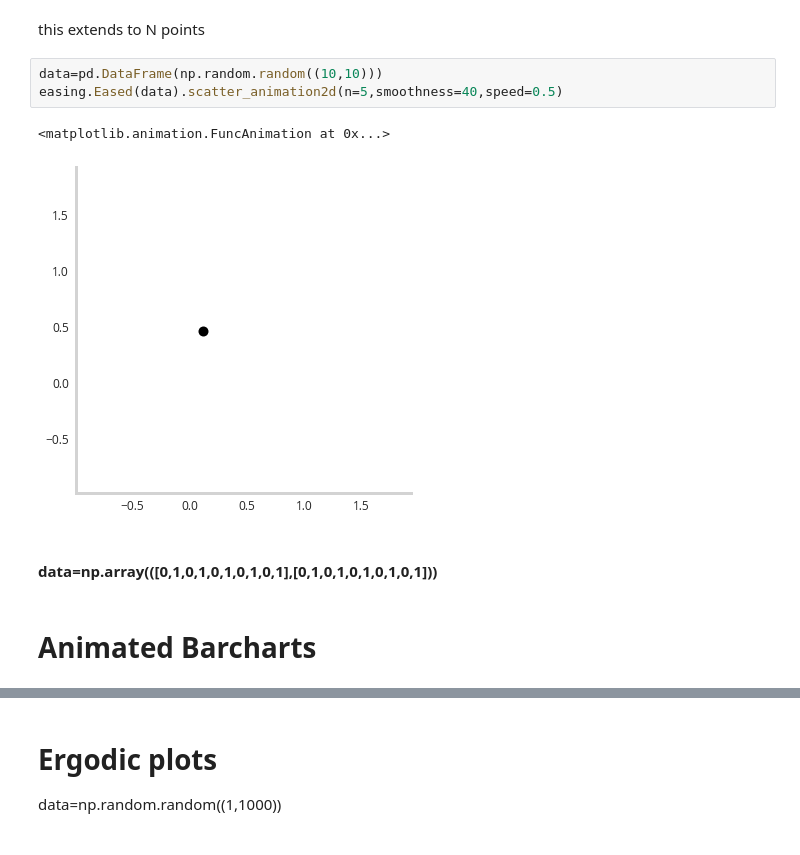
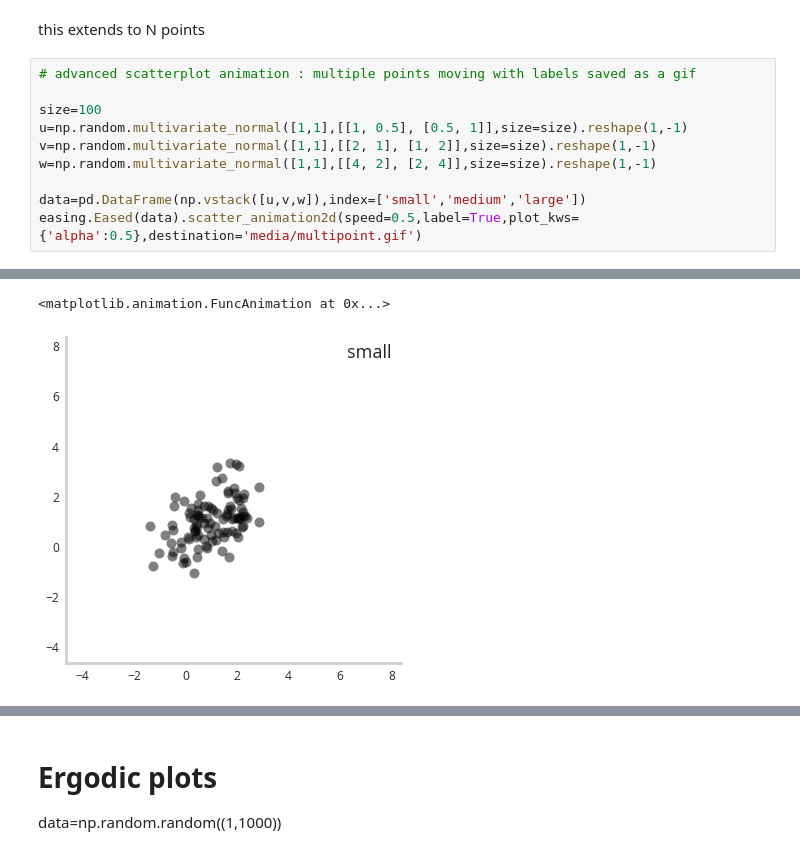
Before and after one commit to NicholasARossi/Easing-Animations-with-Python, a Jupyter notebook: animation_playground.ipynb, the cells around one changed output, grey strips where cells are left out. Drawn from its saved outputs; the diff is of its cells as text.

```diff
--- a/animation_playground.ipynb
+++ b/animation_playground.ipynb
@@ -27,12 +56,13 @@ easing.Eased(data).scatter_animation2d(n=5,smoothness=40,speed=0.5)
 # %% [markdown]
 this extends to N points
-# %%
-data=pd.DataFrame(np.random.random((10,10)))
-easing.Eased(data).scatter_animation2d(n=5,smoothness=40,speed=0.5)
-# %% [output]
-<matplotlib.animation.FuncAnimation at 0x...>
-[figure, removed]
-# %% [markdown]
-#### data=np.array(([0,1,0,1,0,1,0,1,0,1],[0,1,0,1,0,1,0,1,0,1]))
-# %% [markdown]
-# Animated Barcharts
+# %%
+# advanced scatterplot animation : multiple points moving with labels saved as a gif
+
+size=100
+u=np.random.multivariate_normal([1,1],[[1, 0.5], [0.5, 1]],size=size).reshape(1,-1)
+v=np.random.multivariate_normal([1,1],[[2, 1], [1, 2]],size=size).reshape(1,-1)
+w=np.random.multivariate_normal([1,1],[[4, 2], [2, 4]],size=size).reshape(1,-1)
+
+data=pd.DataFrame(np.vstack([u,v,w]),index=['small','medium','large'])
+easing.Eased(data).scatter_animation2d(speed=0.5,label=True,plot_kws={'alpha':0.5},destination='media/multipoint.gif')
+# %% [output]
@@ -38,0 +70,2 @@ easing.Eased(data).scatter_animation2d(n=5,smoothness=40,speed=0.5)
+<matplotlib.animation.FuncAnimation at 0x...>
+[figure, added]
```
Also changed, not shown: parts of 17 cells of this notebook, 3 other files.
